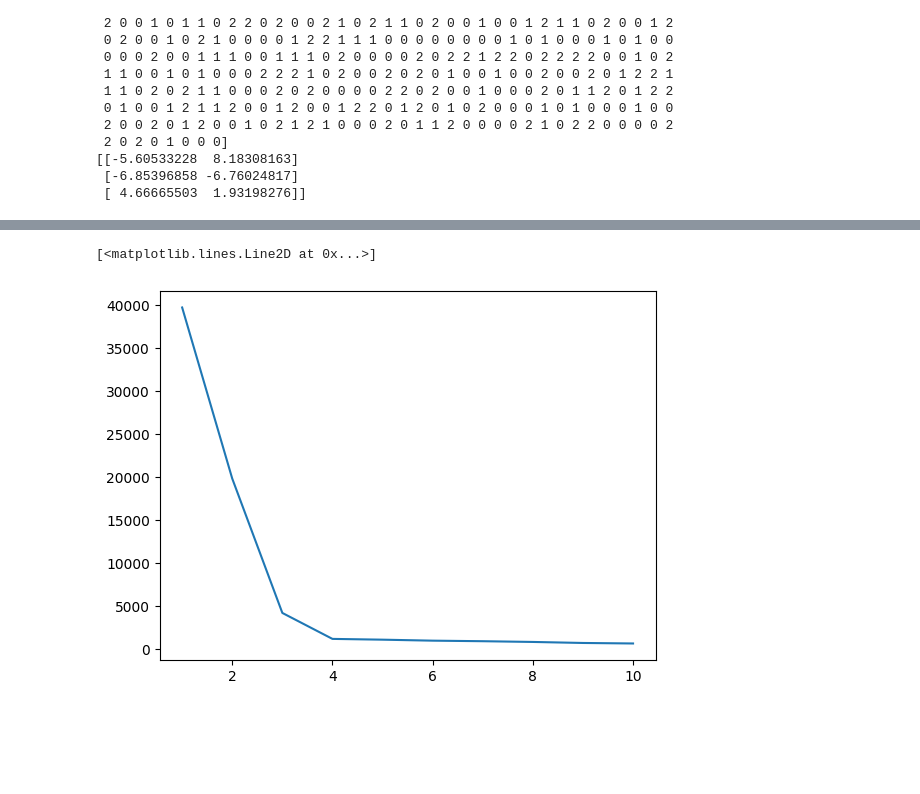
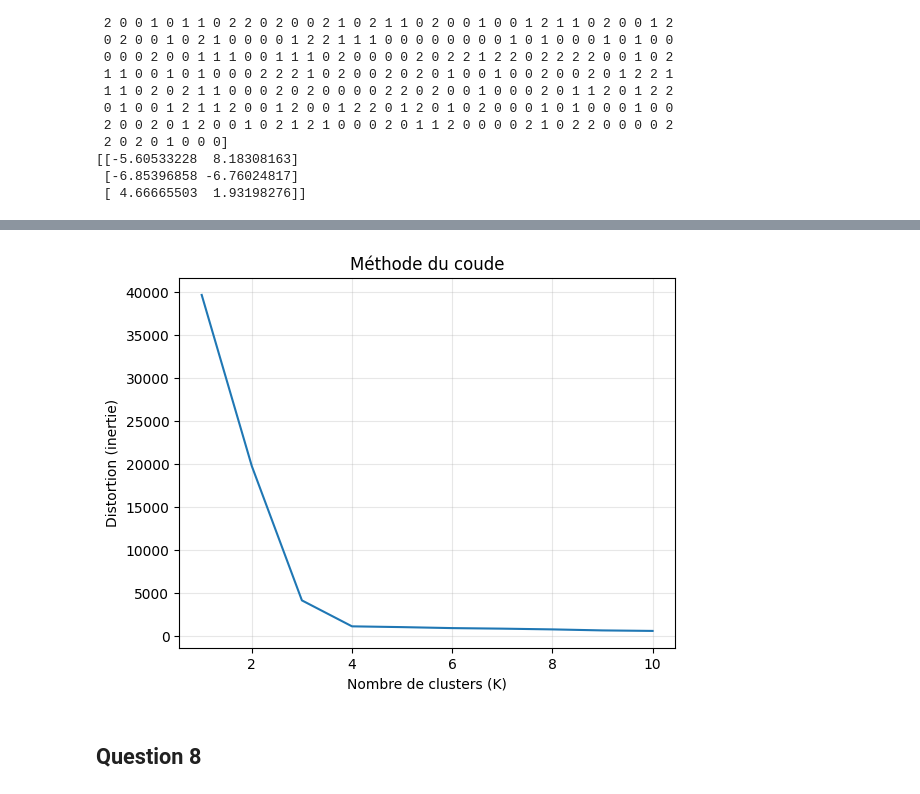
Before and after one commit to HananFA/kmeans_tp, a Jupyter notebook: exercice1.ipynb, the cells around one changed output, grey strips where cells are left out. Saved outputs shown, nothing was run; the diff lists cells and outputs as text; code cells hidden in the pictures; blank space fills up the shorter version.

```diff
--- a/exercice1.ipynb
+++ b/exercice1.ipynb
@@ -103,18 +125,24 @@ plt.scatter(
 # %%
 inertia_= []
 for i in range(1,11):
     model=KMeans(n_clusters=i,random_state=42)
     model.fit(x)
     inertia = model.inertia_
     inertia_.append(inertia)
 
 ks = [1,2,3,4,5,6,7,8,9,10]
 #plt.scatter(inertia_,ks)
 #plt.scatter()
 plt.plot(ks,inertia_)
+plt.xlabel('Nombre de clusters (K)')
+plt.ylabel('Distortion (inertie)')
+plt.title('Méthode du coude')
+plt.grid(True, alpha=0.3)
+plt.show()
 # %% [output]
-[<matplotlib.lines.Line2D at 0x...>]
-[figure, old version]
+[figure, new version]
+# %% [markdown]
+## Question 8
 # %%
 model=KMeans(n_clusters=4,random_state=42)
 model.fit(x)
```
Also changed, not shown: parts of 20 cells of this notebook.
